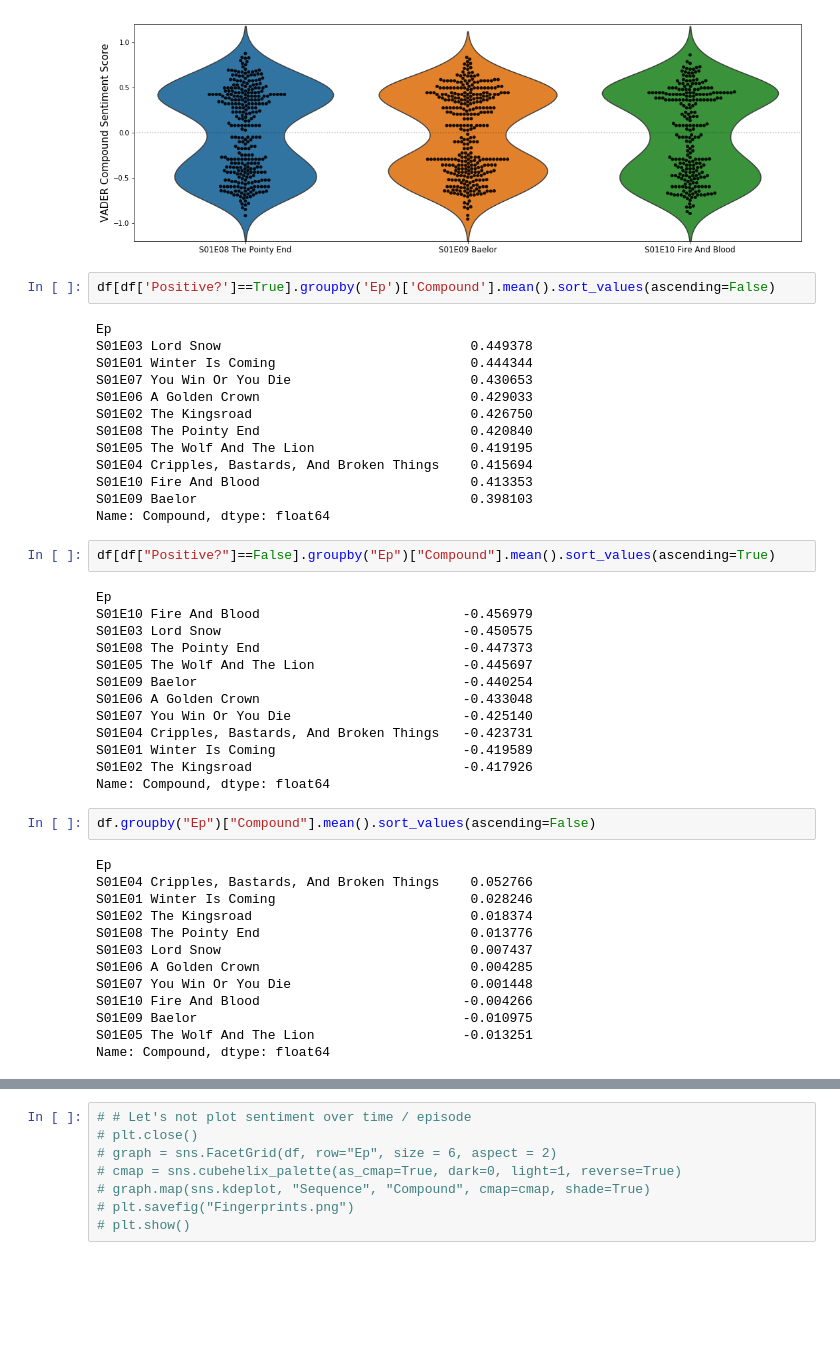
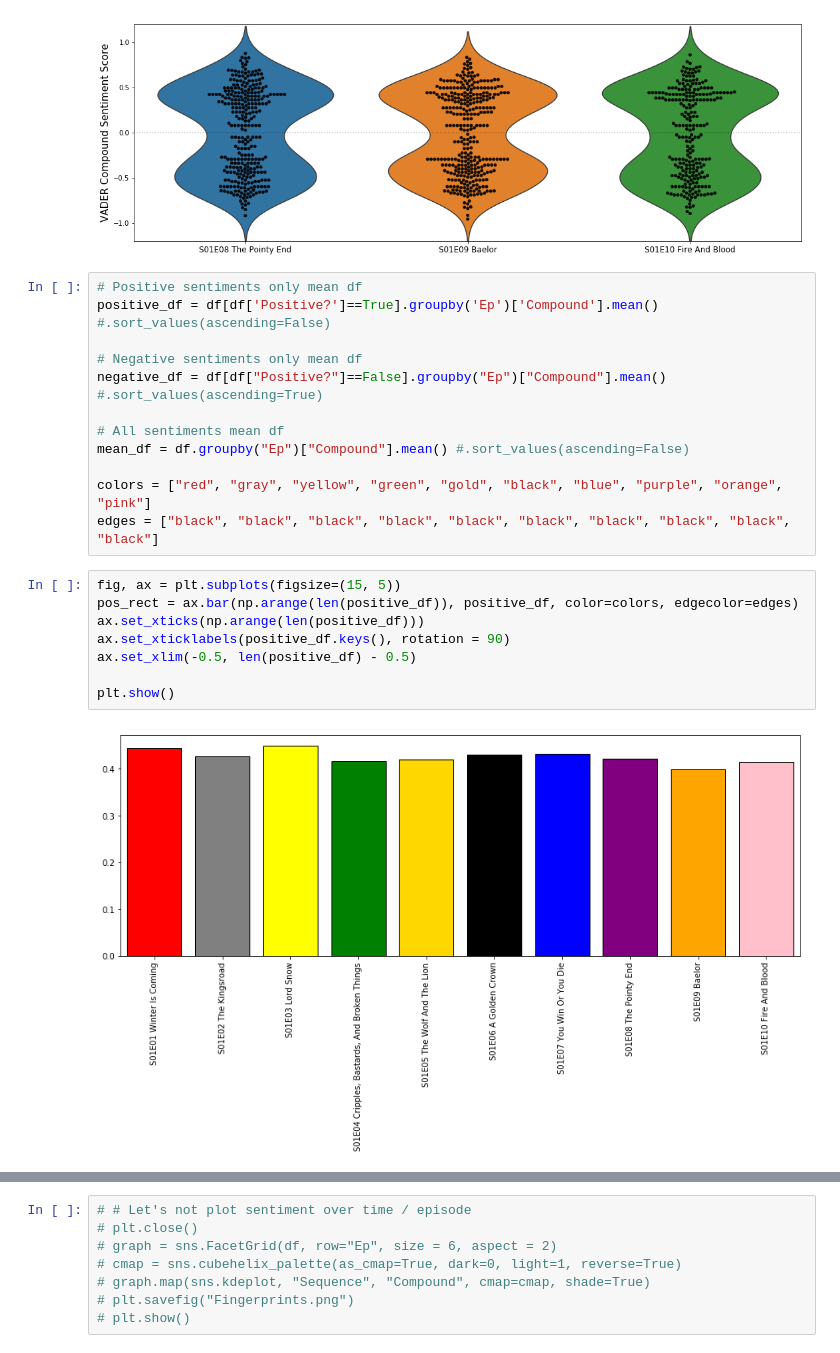
Before and after one commit to nix1228/Retro-Fireballs, a Jupyter notebook: analysis.ipynb, the cells around one changed output, grey strips where cells are left out. Cells and saved outputs as stored; diff of their text form; blank space fills up the shorter version.

```diff
--- a/analysis.ipynb
+++ b/analysis.ipynb
@@ -93,48 +93,25 @@ plt.savefig('Season1_3.png')
 plt.show()
 # %% [output]
 [figure]
-# %%
-df[df['Positive?']==True].groupby('Ep')['Compound'].mean().sort_values(ascending=False)
-# %% [output]
-Ep
-S01E03 Lord Snow                                0.449378
-S01E01 Winter Is Coming                         0.444344
-S01E07 You Win Or You Die                       0.430653
-S01E06 A Golden Crown                           0.429033
-S01E02 The Kingsroad                            0.426750
-S01E08 The Pointy End                           0.420840
-S01E05 The Wolf And The Lion                    0.419195
-S01E04 Cripples, Bastards, And Broken Things    0.415694
-S01E10 Fire And Blood                           0.413353
-S01E09 Baelor                                   0.398103
-Name: Compound, dtype: float64
-# %%
-df[df["Positive?"]==False].groupby("Ep")["Compound"].mean().sort_values(ascending=True)
-# %% [output]
-Ep
-S01E10 Fire And Blood                          -0.456979
-S01E03 Lord Snow                               -0.450575
-S01E08 The Pointy End                          -0.447373
-S01E05 The Wolf And The Lion                   -0.445697
-S01E09 Baelor                                  -0.440254
-S01E06 A Golden Crown                          -0.433048
-S01E07 You Win Or You Die                      -0.425140
-S01E04 Cripples, Bastards, And Broken Things   -0.423731
-S01E01 Winter Is Coming                        -0.419589
-S01E02 The Kingsroad                           -0.417926
-Name: Compound, dtype: float64
-# %%
-df.groupby("Ep")["Compound"].mean().sort_values(ascending=False)
-# %% [output]
-Ep
-S01E04 Cripples, Bastards, And Broken Things    0.052766
-S01E01 Winter Is Coming                         0.028246
-S01E02 The Kingsroad                            0.018374
-S01E08 The Pointy End                           0.013776
-S01E03 Lord Snow                                0.007437
-S01E06 A Golden Crown                           0.004285
-S01E07 You Win Or You Die                       0.001448
-S01E10 Fire And Blood                          -0.004266
-S01E09 Baelor                                  -0.010975
-S01E05 The Wolf And The Lion                   -0.013251
-Name: Compound, dtype: float64
+# %%
+# Positive sentiments only mean df
+positive_df = df[df['Positive?']==True].groupby('Ep')['Compound'].mean() #.sort_values(ascending=False)
+
+# Negative sentiments only mean df
+negative_df = df[df["Positive?"]==False].groupby("Ep")["Compound"].mean() #.sort_values(ascending=True)
+
+# All sentiments mean df
+mean_df = df.groupby("Ep")["Compound"].mean() #.sort_values(ascending=False)
+
+colors = ["red", "gray", "yellow", "green", "gold", "black", "blue", "purple", "orange", "pink"]
+edges = ["black", "black", "black", "black", "black", "black", "black", "black", "black", "black"]
+# %%
+fig, ax = plt.subplots(figsize=(15, 5))
+pos_rect = ax.bar(np.arange(len(positive_df)), positive_df, color=colors, edgecolor=edges)
+ax.set_xticks(np.arange(len(positive_df)))
+ax.set_xticklabels(positive_df.keys(), rotation = 90)
+ax.set_xlim(-0.5, len(positive_df) - 0.5)
+
+plt.show()
+# %% [output]
+[figure, added]
```
Also changed, not shown: parts of 2 cells of this notebook, 25 other files.
